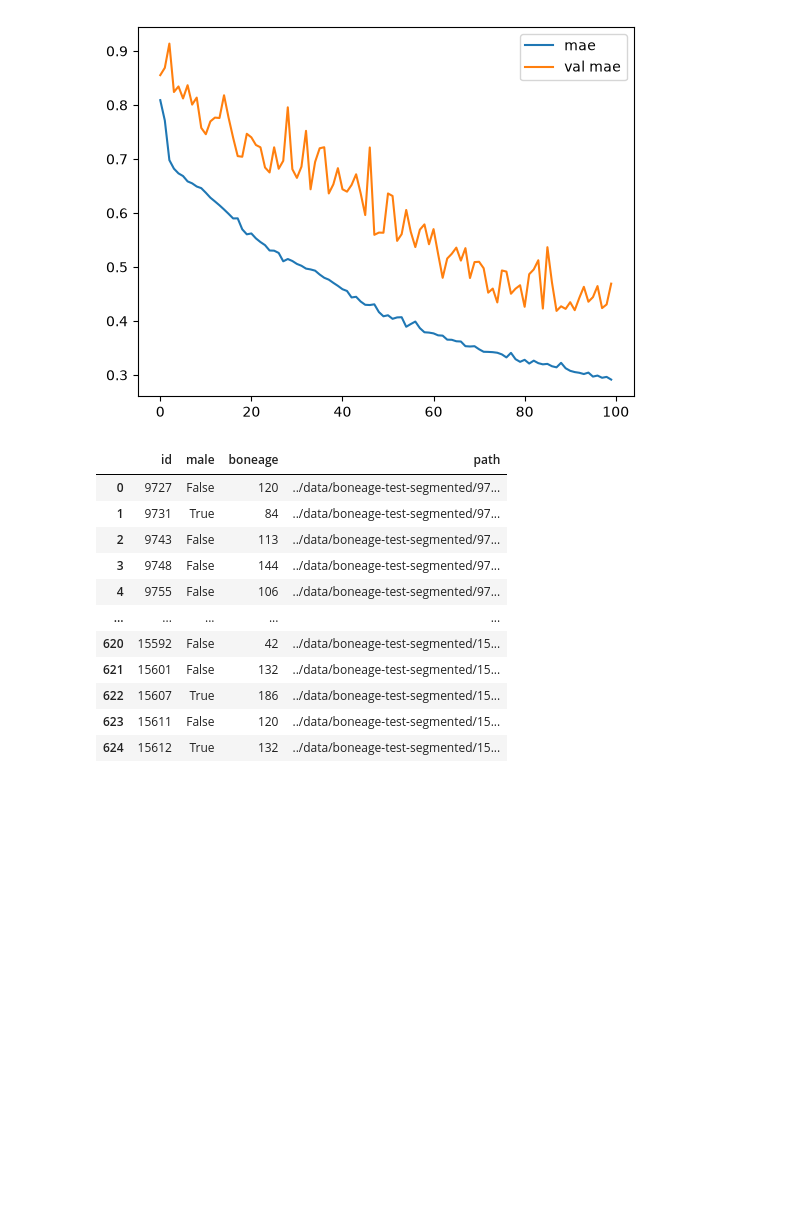
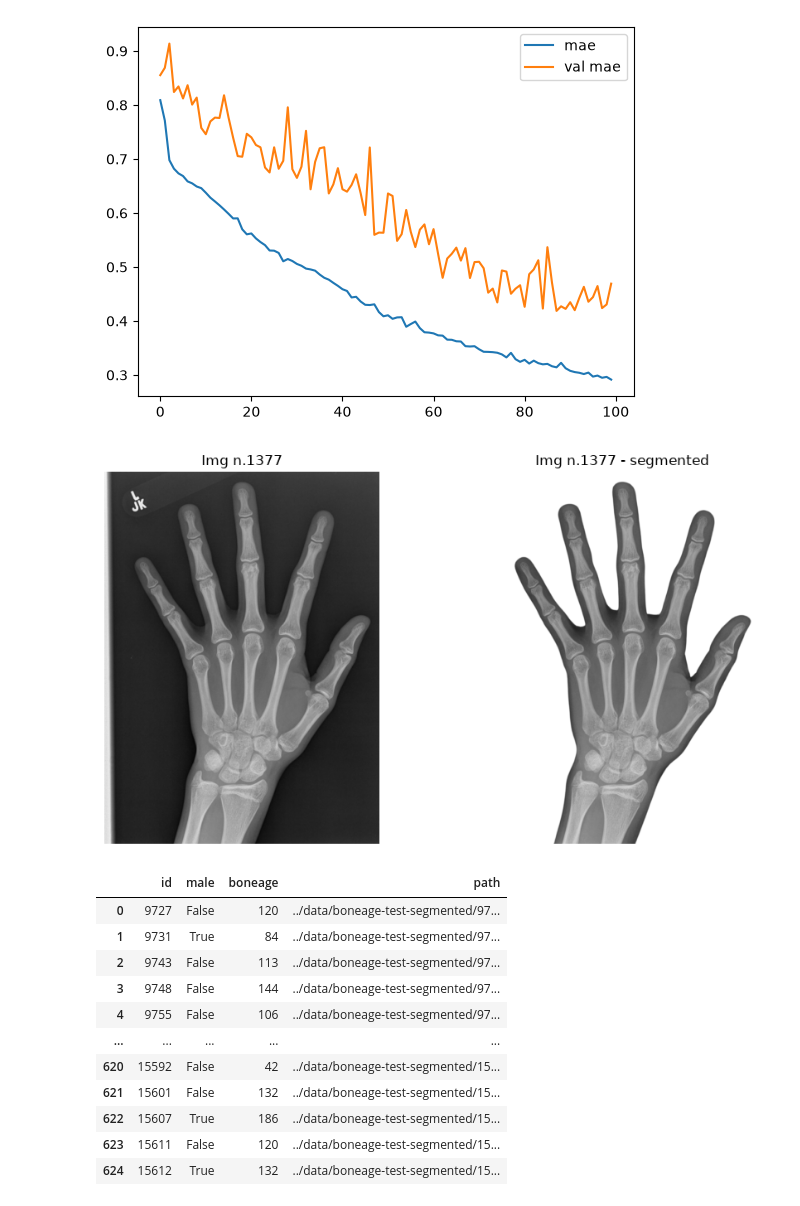
Before and after one commit to SilvioDraetta/Bone-Age-Regression-from-Hand-X-Ray-Images, a Jupyter notebook: notebook/01_cnn_results.ipynb, the cells around one changed output. Cells and saved outputs as stored; diff of their text form; code cells hidden in the pictures; blank space fills up the shorter version.

```diff
--- a/notebook/01_cnn_results.ipynb
+++ b/notebook/01_cnn_results.ipynb
@@ -34,6 +34,27 @@ from src.utils.dataframe_utils import create_dataframe
 df = create_dataframe("../data/train.csv", "../data/boneage-training-dataset", segmented=False)
 df_test = create_dataframe("../data/test.csv", "../data/boneage-test-dataset", segmented=False)
 df_test_seg = create_dataframe("../data/test.csv", "../data/boneage-test-segmented", segmented=True)
+# %%
+#Example of IMG vs SEGMENTED IMG
+from PIL import Image
+
+img1 = Image.open("../data/boneage-training-dataset/1377.png")
+img2 = Image.open("../data/boneage-training-segmented/1377_seg.png")
+
+
+fig, axes = plt.subplots(1, 2, figsize=(10, 5))
+axes[0].imshow(img1, cmap="gray")
+axes[0].axis('off')
+axes[0].set_title("Img n.1377")
+
+axes[1].imshow(img2, cmap="gray")
+axes[1].axis('off')
+axes[1].set_title("Img n.1377 - segmented")
+
+plt.tight_layout()
+plt.show()
+# %% [output]
+[figure, added]
 # %%
 df_test_seg
 # %% [output]
```
Also changed, not shown: parts of 2 cells of this notebook, 1 other file.
